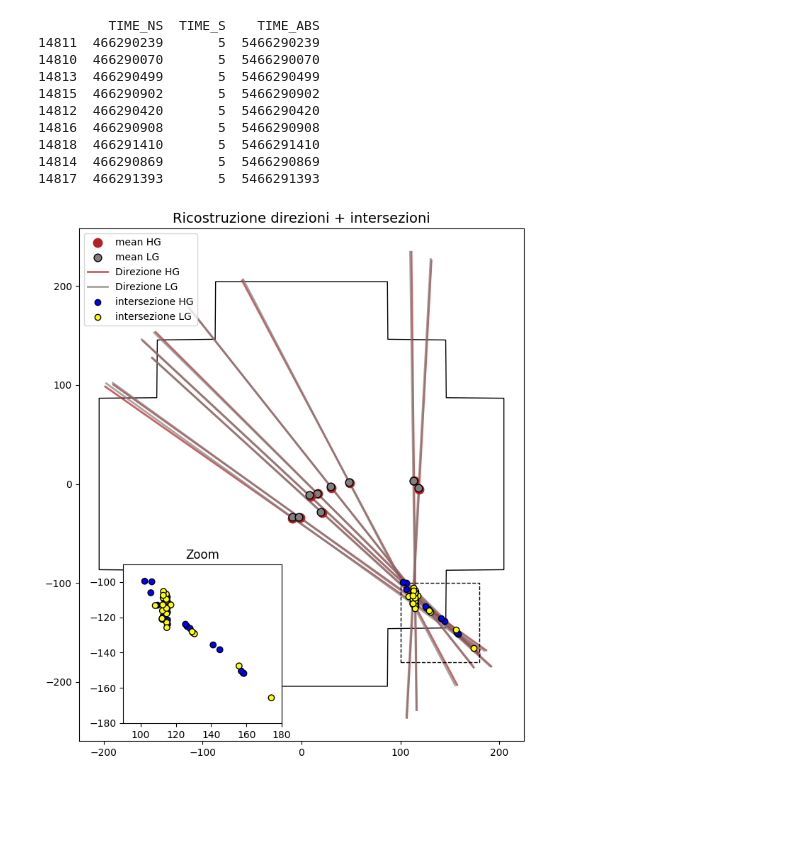
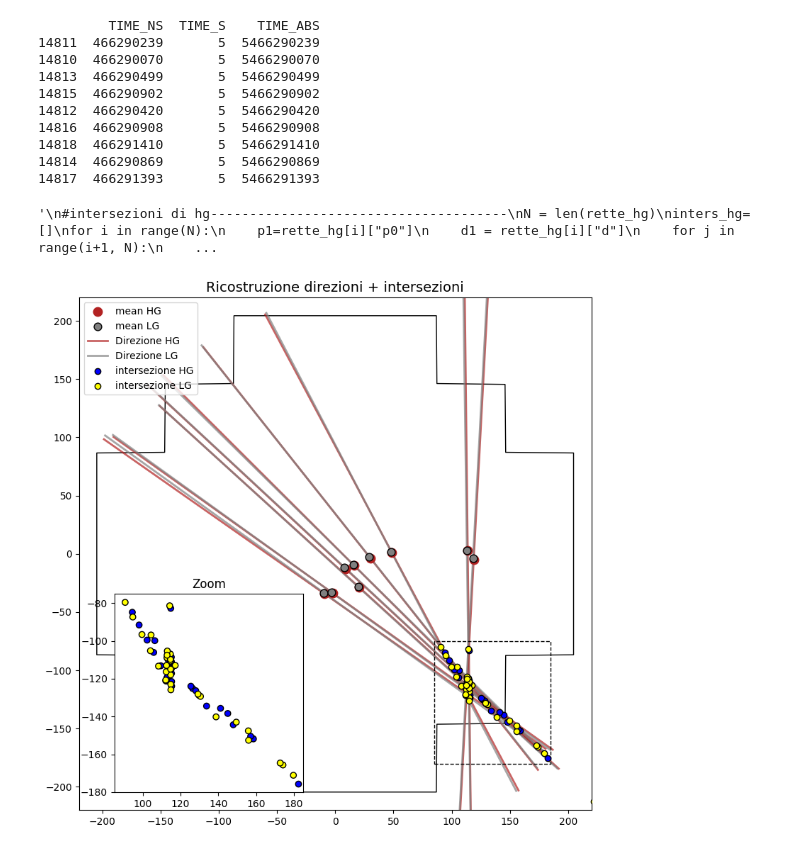
Before and after one commit to mfrancescangeli1/ASTRI, a Jupyter notebook: ev0_singleevent.ipynb, the cells around one changed output. Cells and saved outputs as stored; diff of their text form; code cells hidden in the pictures; blank space fills up the shorter version.

```diff
--- a/ev0_singleevent.ipynb
+++ b/ev0_singleevent.ipynb
@@ -244,7 +246,9 @@ for itel in range(9):
     rette_hg.append({
         "p0": np.array([meanx_hg, meany_hg]),
         "d":  np.array([np.cos(theta_hg), np.sin(theta_hg)]),
-        "tel": itel
+        "tel": itel,
+        "mc_run": df_target['MCRUN'].iloc[itel],
+        "event": df_target['EVENT'].iloc[itel]
     })
     rette_lg.append({
         "p0": np.array([meanx_lg, meany_lg]),
@@ -284,8 +288,7 @@ Index(['TIME_NS', 'TIME_S', 'TIME_ABS', 'EVENT', 'MCRUN', 'TEL_ID', 'HG', 'LG',
 14814  466290869       5  5466290869
 14817  466291393       5  5466291393
 # %%
-
-
+####INTERSEZIONE TRA ALMENO TRE RETTE##########
 
 #intersezione tra rette
 def intersection(p1, d1, p2, d2):
@@ -305,6 +308,7 @@ def intersection(p1, d1, p2, d2):
 
     # punto di intersezione
     return p1 + t * d1
+"""
 #intersezioni di hg--------------------------------------
 N = len(rette_hg)
 inters_hg=[]
@@ -366,3 +370,6 @@ median_hg = np.median(v_hg, axis=0)
 
 centro_lg = np.mean(v_lg, axis=0)
 median_lg = np.median(v_lg, axis=0)
+"""
+# %% [output]
+'\n#intersezioni di hg--------------------------------------\nN = len(rette_hg)\ninters_hg=[]\nfor i in range(N):\n    p1=rette_hg[i]["p0"]\n    d1 = rette_hg[i]["d"]\n    for j in range(i+1, N):\n    ...
@@ -419,18 +468,18 @@ for itel in range(9):
     x2 = meanx_lg + L*np.cos(theta_lg)
     y2 = meany_lg + L*np.sin(theta_lg)
     ax.plot([x1, x2], [y1, y2], color='grey', linewidth=2, alpha=0.7)
-for x, y in v_hg:
-    cerchio = plt.Circle((x, y), eps, color='blue', alpha=0.3, fill=True)
+#for x, y in v_hg:
+    #cerchio = plt.Circle((x, y), eps, color='blue', alpha=0.3, fill=True)
     #ax.add_patch(cerchio)
 ax.scatter(v_hg[:,0], v_hg[:,1], marker="o",c="blue",edgecolor="black",zorder=5)
-for x, y in v_lg:
-    cerchio = plt.Circle((x, y), eps, color='blue', alpha=0.3, fill=True)
+#for x, y in v_lg:
+    #cerchio = plt.Circle((x, y), eps, color='blue', alpha=0.3, fill=True)
     #ax.add_patch(cerchio)
 ax.scatter(v_lg[:,0], v_lg[:,1], marker="o",c="yellow",edgecolor="black",zorder=5)
 ax.set_aspect('equal', 'box')
 ax.grid(False)
 ax.set_title("Ricostruzione direzioni + intersezioni", fontsize=14)
-ax.plot([100, 180, 180, 100, 100], [-180, -180, -100, -100, -180],
+ax.plot([85, 185, 185, 85, 85],[-180, -180, -75, -75, -180],
         color="black", linestyle="--", linewidth=1)
 plt.tight_layout()
 
@@ -443,37 +492,39 @@ for i, p1 in enumerate(v_hg):
     for j, p2 in enumerate(v_lg):
         if p1[0] == p2[0] and p1[1] == p2[1]:
             c_hg[i] = "red"
             c_lg[j] = "red"
 
+ax.set_xlim(-220, 220)
+ax.set_ylim(-220, 220)
 
 
 
-zoom_ax = fig.add_axes([0.22, 0.08, 0.28, 0.28])   # [left, bottom, width, height]
+zoom_ax = fig.add_axes([0.15, 0.08, 0.35, 0.35])   # [left, bottom, width, height]
 zoom_ax.set_title("Zoom")
 
 
 zoom_ax.scatter(v_hg[:,0], v_hg[:,1], c=c_hg, edgecolor="black",label="HG")
 zoom_ax.scatter(v_lg[:,0], v_lg[:,1], c=c_lg, edgecolor="black",label="LG")
 
 # Imposta i limiti dello zoom
-zoom_ax.set_xlim(90, 180)
-zoom_ax.set_ylim(-180, -90)
+zoom_ax.set_xlim(85, 185)
+zoom_ax.set_ylim(-180, -75)
 
 zoom_ax.set_aspect("equal")
 #dummy legends
 ax.scatter([], [], color='firebrick', s=80, label="mean HG")
 ax.scatter([], [], color='grey', s=60, edgecolor='black', label="mean LG")
 ax.plot([], [], color='firebrick', linewidth=2, alpha=0.7, label="Direzione HG")
 ax.plot([], [], color='grey', linewidth=2, alpha=0.7, label="Direzione LG")
 ax.scatter([], [], c="blue", edgecolor="black",label="intersezione HG")
 ax.scatter([], [], c="yellow", edgecolor="black",label="intersezione LG")
 ax.legend(loc="upper left")
 
 
 
 plt.show()
 # %% [output]
-[figure, old version]
+[figure, new version]
 # %%
 #somma di immagini
 weights_hg = np.zeros_like(np.array(df_target['HG'])[0])
```
Also changed, not shown: parts of 12 cells of this notebook, 7 other files.
